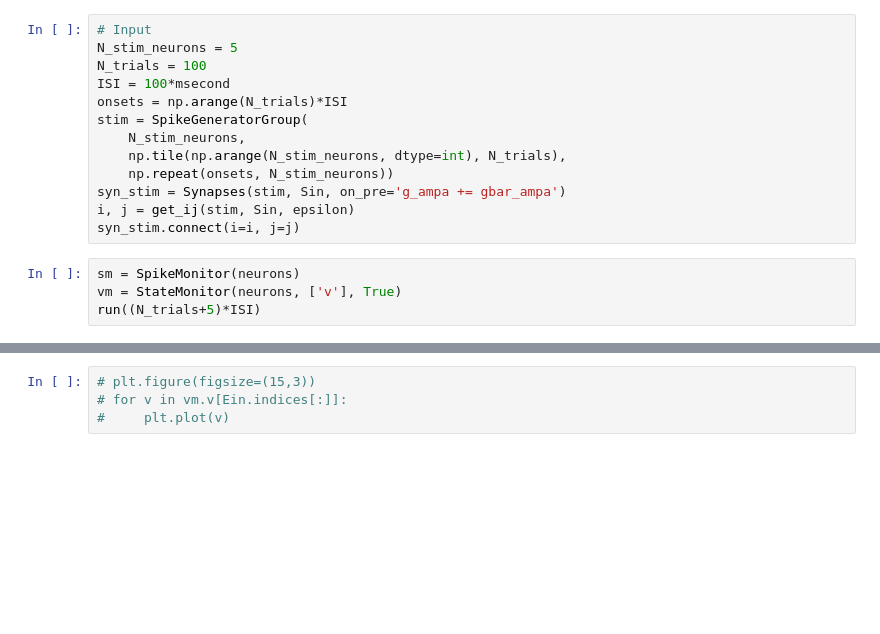
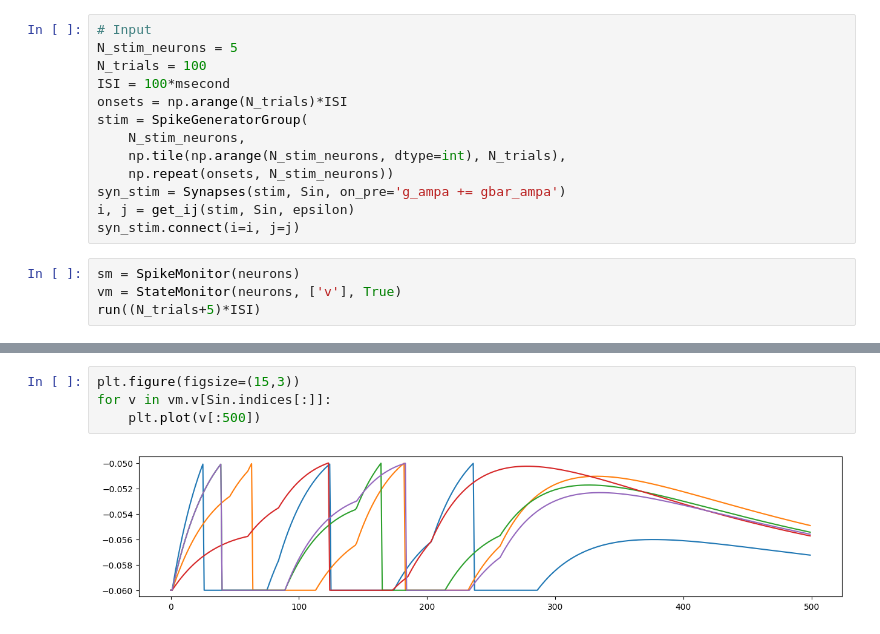
Before and after one commit to kernfel/ztime, a Jupyter notebook: model1.ipynb, the cells around one changed output, grey strips where cells are left out. Drawn from its saved outputs; the diff is of its cells as text; blank space fills up the shorter version.

```diff
--- a/model1.ipynb
+++ b/model1.ipynb
@@ -203,4 +216,6 @@ for j in range(0, i_max, 2*N_Eout):
 # %%
-# plt.figure(figsize=(15,3))
-# for v in vm.v[Ein.indices[:]]:
-#     plt.plot(v)
+plt.figure(figsize=(15,3))
+for v in vm.v[Sin.indices[:]]:
+    plt.plot(v[:500])
+# %% [output]
+[figure, added]
```
Also changed, not shown: parts of 8 cells of this notebook.
